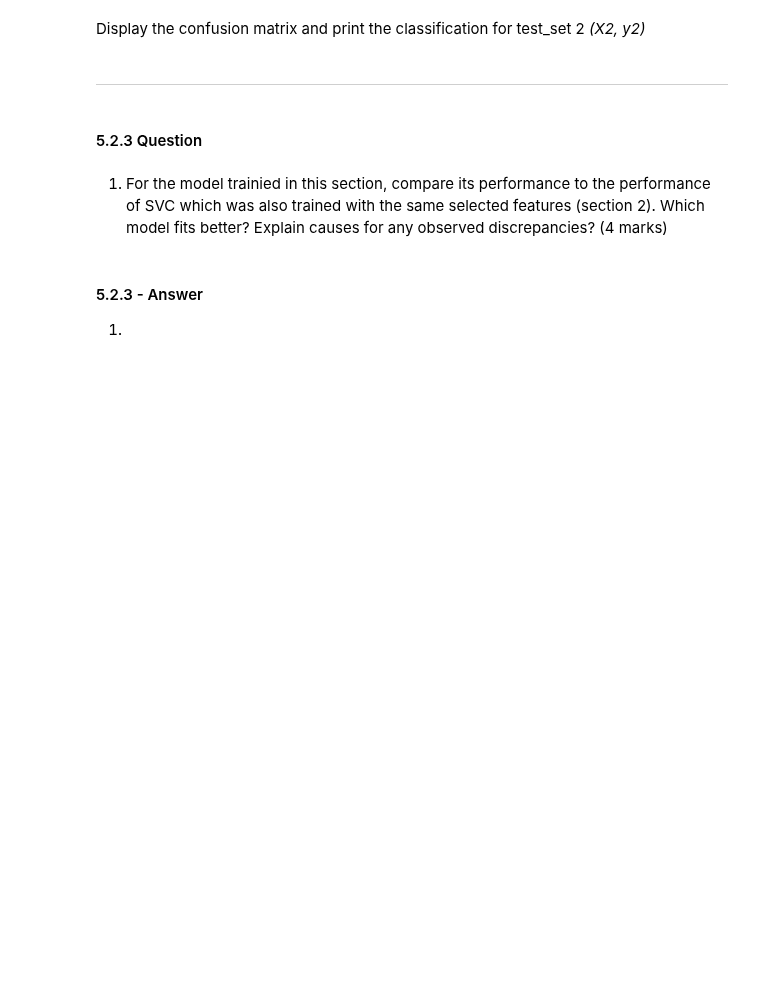
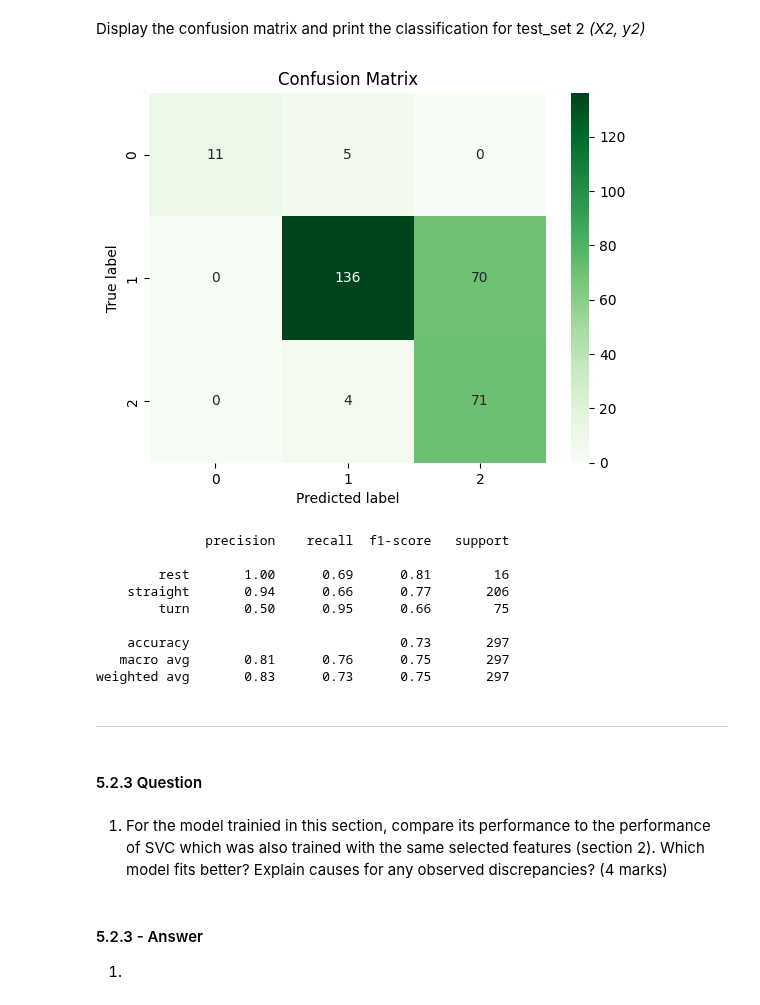
Before and after one commit to ChisomOnyeukwu/engg680_2024_fall, a Jupyter notebook: Lab_Assignment4/Assignment 4.ipynb, the cells around one changed output. Cells and saved outputs as stored; diff of their text form; code cells hidden in the pictures; blank space fills up the shorter version.

```diff
--- a/Lab_Assignment4/Assignment 4.ipynb
+++ b/Lab_Assignment4/Assignment 4.ipynb
@@ -939,5 +992,5 @@ X1.head(2)
 # %%
 # TODO - Load the target vector from test_set2 into y2, and the selected features from test_set2 into X2
-# y2 =
-# X2 =
+y2 = test_set2['motion_state']
+X2 = test_set2[['ax_var', 'ay_var', 'az_sum', 'a_sum', 'gz_var']]
 X2.head(2)
@@ -962,3 +1046,27 @@ Display the confusion matrix and print the classification for test_set 2 *(X2, y
+# %%
+# TODO - Display confusion matrix and print classification report for (X2, y2)
+
+y2_pred = grid.predict(X2)
+
+sns.heatmap(confusion_matrix(y2, y2_pred), annot=True, fmt='d', cmap='Greens')
+
+plt.title('Confusion Matrix')
+plt.ylabel('True label')
+plt.xlabel('Predicted label')
+plt.show()
+
+print(classification_report(y2, y2_pred))
+# %% [output]
+[figure, added]
+              precision    recall  f1-score   support
+
+        rest       1.00      0.69      0.81        16
+    straight       0.94      0.66      0.77       206
+        turn       0.50      0.95      0.66        75
+
+    accuracy                           0.73       297
+   macro avg       0.81      0.76      0.75       297
+weighted avg       0.83      0.73      0.75       297
 # %% [markdown]
 ___
 # %% [markdown]
```
Also changed, not shown: parts of 15 cells of this notebook.
